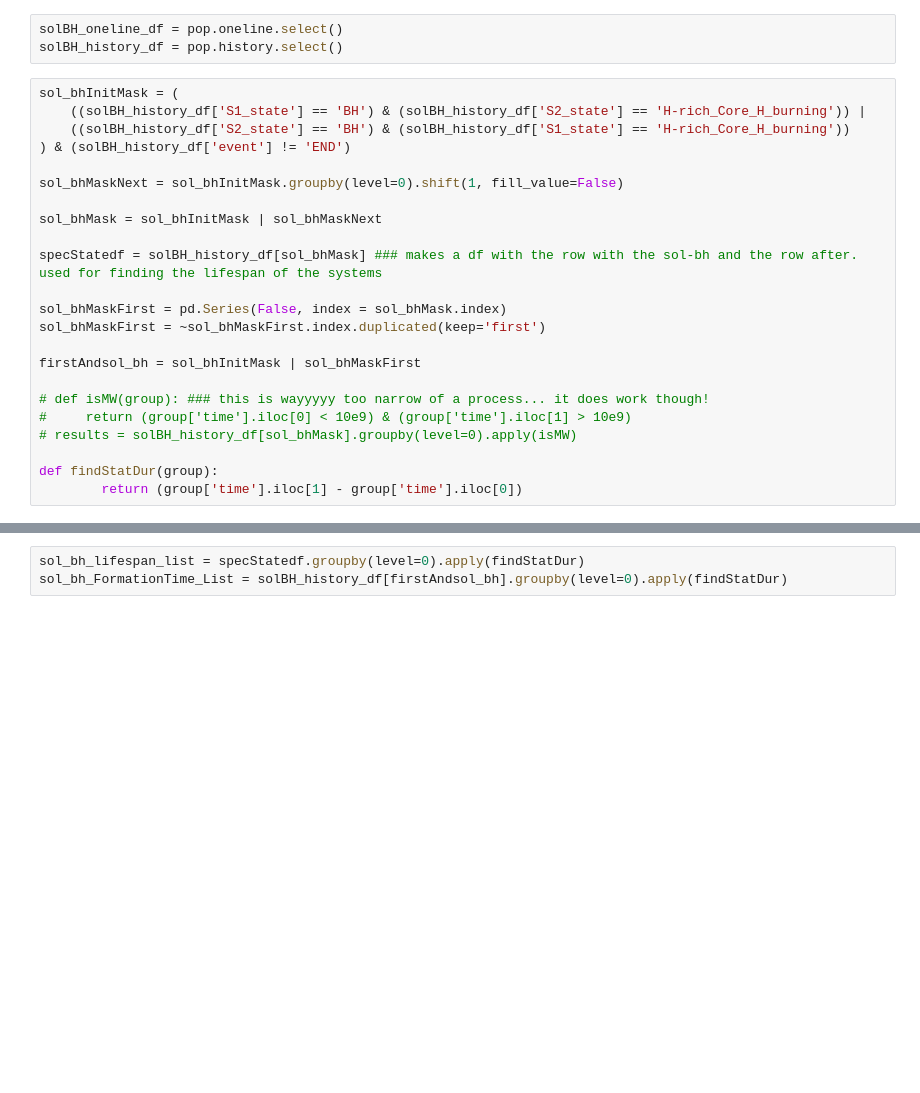
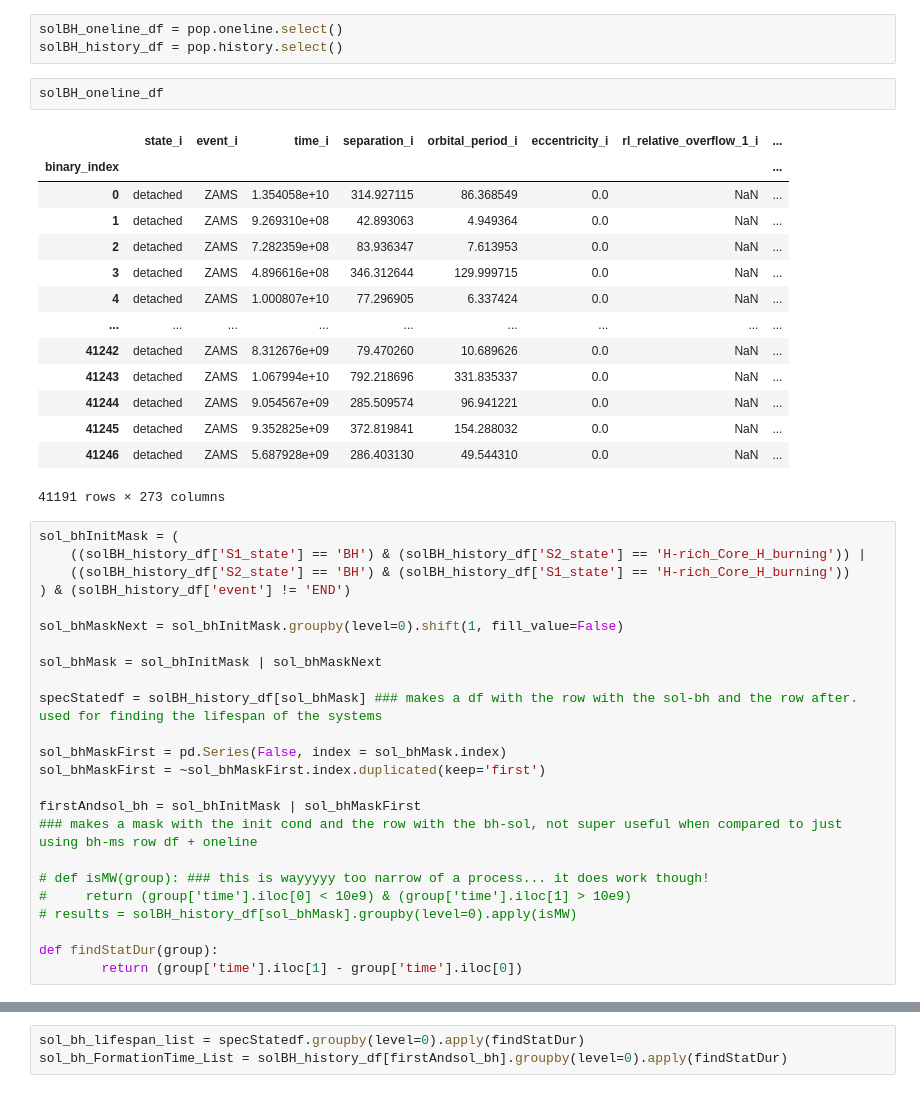
Before and after one commit to PiersonLip/solarBHs, a Jupyter notebook: Notebooks/lowPorb10GyrFiltering.ipynb, the cells around one changed output, grey strips where cells are left out. Drawn from its saved outputs; the diff is of its cells as text; blank space fills up the shorter version.

```diff
--- a/Notebooks/lowPorb10GyrFiltering.ipynb
+++ b/Notebooks/lowPorb10GyrFiltering.ipynb
@@ -85,6 +85,23 @@ Counter({'ZAMS_oRLO1_CC1_oRLO2_CC2_END': 13728,
 # %%
 solBH_oneline_df = pop.oneline.select()
 solBH_history_df = pop.history.select()
+# %%
+solBH_oneline_df
+# %% [output]
+|  | state_i | event_i | time_i | separation_i | orbital_period_i | eccentricity_i | rl_relative_overflow_1_i | ... |
+| binary_index |  |  |  |  |  |  |  | ... |
+| 0 | detached | ZAMS | 1.354058e+10 | 314.927115 | 86.368549 | 0.0 | NaN | ... |
+| 1 | detached | ZAMS | 9.269310e+08 | 42.893063 | 4.949364 | 0.0 | NaN | ... |
+| 2 | detached | ZAMS | 7.282359e+08 | 83.936347 | 7.613953 | 0.0 | NaN | ... |
+| 3 | detached | ZAMS | 4.896616e+08 | 346.312644 | 129.999715 | 0.0 | NaN | ... |
+| 4 | detached | ZAMS | 1.000807e+10 | 77.296905 | 6.337424 | 0.0 | NaN | ... |
+| ... | ... | ... | ... | ... | ... | ... | ... | ... |
+| 41242 | detached | ZAMS | 8.312676e+09 | 79.470260 | 10.689626 | 0.0 | NaN | ... |
+| 41243 | detached | ZAMS | 1.067994e+10 | 792.218696 | 331.835337 | 0.0 | NaN | ... |
+| 41244 | detached | ZAMS | 9.054567e+09 | 285.509574 | 96.941221 | 0.0 | NaN | ... |
+| 41245 | detached | ZAMS | 9.352825e+09 | 372.819841 | 154.288032 | 0.0 | NaN | ... |
+| 41246 | detached | ZAMS | 5.687928e+09 | 286.403130 | 49.544310 | 0.0 | NaN | ... |
+41191 rows × 273 columns
 # %%
 sol_bhInitMask = (
     ((solBH_history_df['S1_state'] == 'BH') & (solBH_history_df['S2_state'] == 'H-rich_Core_H_burning')) |
@@ -101,6 +118,7 @@ sol_bhMaskFirst = pd.Series(False, index = sol_bhMask.index)
 sol_bhMaskFirst = ~sol_bhMaskFirst.index.duplicated(keep='first')
 
 firstAndsol_bh = sol_bhInitMask | sol_bhMaskFirst
+### makes a mask with the init cond and the row with the bh-sol, not super useful when compared to just using bh-ms row df + oneline
 
 # def isMW(group): ### this is wayyyyy too narrow of a process... it does work though!
 #     return (group['time'].iloc[0] < 10e9) & (group['time'].iloc[1] > 10e9)
```
Also changed, not shown: parts of 13 cells of this notebook, 2 other files.
